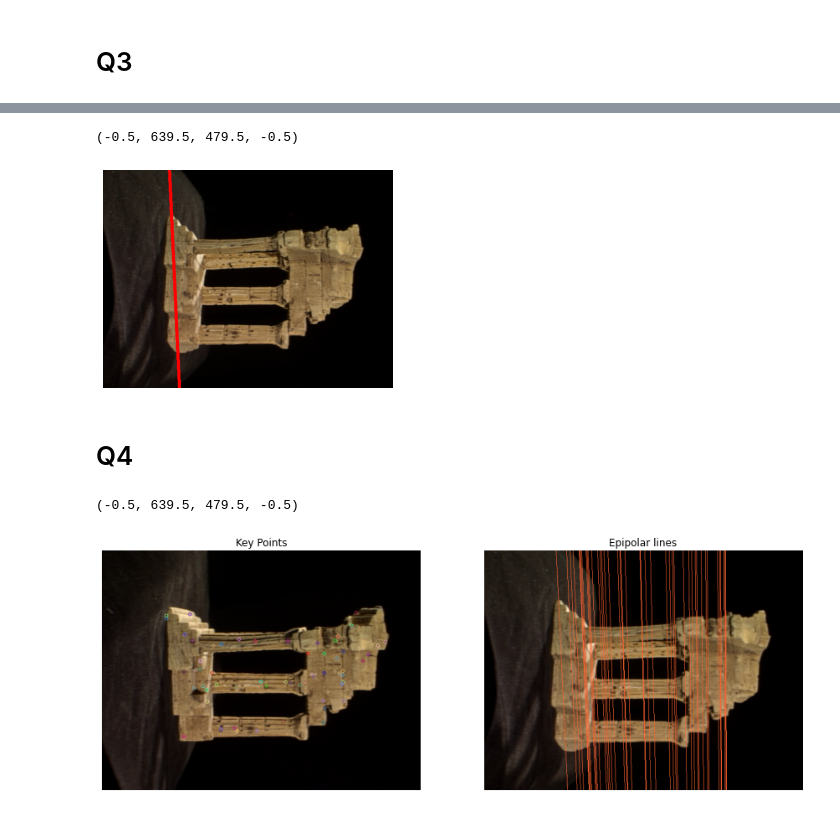
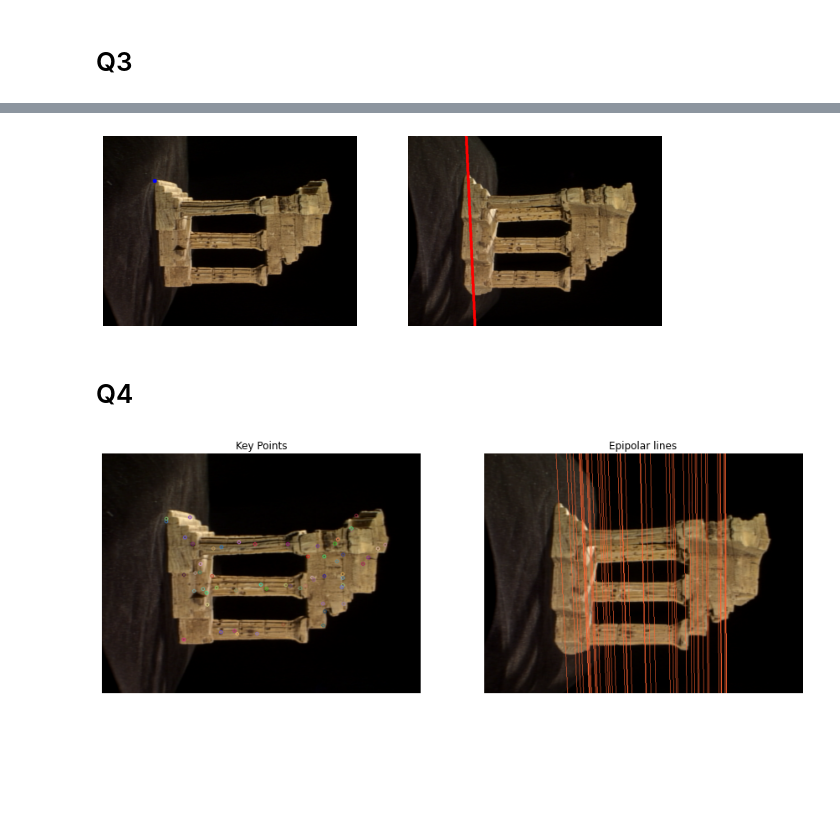
Before and after one commit to Avishka-Perera/UoM-S4-EN2550-Assignments, a Jupyter notebook: Answers/day-08/day-08.ipynb, the cells around one changed output, grey strips where cells are left out. Cells and saved outputs as stored; diff of their text form; code cells hidden in the pictures; blank space fills up the shorter version.

```diff
--- a/Answers/day-08/day-08.ipynb
+++ b/Answers/day-08/day-08.ipynb
@@ -35,10 +26,10 @@ ax[0].axis("off"),ax[1].axis("off")
 # Q2
 # %%
 #compute P1 and P2
-P1 = K1@np.hstack((R1,t1))#P = K*[R\t]
-P2 = K1@np.hstack((R2,t2))#P = K*[R\t]
+P1 = K1@np.hstack((R1,t1)) #P = K*[R|t]
+P2 = K2@np.hstack((R2,t2))
 print(P1)
-print(P1)
+print(P2)
 # %% [output]
 [[ 4.80251845e+01  1.44011271e+03 -5.71648932e+02  7.53293366e+01]
  [ 1.53577034e+03 -6.41434324e+01 -1.63127843e+02  1.85810055e+02]
@@ -75,24 +42,44 @@ ax.axis("off")
 # %%
+img1 = cv.imread(r'./assets/templeSparseRing/'+im1_fn,cv.IMREAD_COLOR)
+img2 = cv.imread(r'./assets/templeSparseRing/'+im2_fn,cv.IMREAD_COLOR)
+img1 = cv.cvtColor(img1,cv.COLOR_BGR2RGB)
+img2 = cv.cvtColor(img2,cv.COLOR_BGR2RGB)
+
+def skew(x):
+    x = x.ravel()
+    return np.array([[0,-x[2],x[1]],[x[2],0,-x[0]],[-x[1],x[0],0]])
+
+C = null_space(P1)
+C = C*np.sign(C[0,0])
+e2 = P2@C
+e2x = skew(e2)
+F = e2x@P2@np.linalg.pinv(P1)
+
+x = np.array([130,115,1])
+cv.circle(img1,(x[0],x[1]),5,(0,0,255),-1)
+
 l2 = F@x.T
-p1=np.array([0,(l2[0]+l2[2])/l2[1]]).astype(int)
-p2=np.array([500,(l2[0]*500+l2[2])/l2[1]]).astype(int)
+p1 = np.array([0,(l2[0]+l2[2])/l2[1]]).astype(int)
+p2 = np.array([500,(l2[0]*500+l2[2])/l2[1]]).astype(int)
 cv.line(img2,(p1[0],p1[1]),(p2[0],p2[1]),(255,0,0),5)
-fig, ax = plt.subplots()
-img1=cv.cvtColor(img1,cv.COLOR_BGR2RGB)
-ax.imshow(img2)
-ax.axis("off")
+
+fig, ax = plt.subplots(1,2, figsize=(10,4))
+
+ax[0].imshow(img1)
+ax[0].axis("off")
+ax[1].imshow(img2)
+ax[1].axis("off")
+
+plt.show()
 # %% [output]
-(-0.5, 639.5, 479.5, -0.5)
-[figure, old version]
+[figure, new version]
 # %% [markdown]
 # Q4
 # %%
-import cv2 as cv
-import numpy as np
-img1= cv.imread(r'./assets/templeSparseRing/'+im1_fn,cv.IMREAD_COLOR)
-img2= cv.imread(r'./assets/templeSparseRing/'+im2_fn,cv.IMREAD_COLOR)
-img1=cv.cvtColor(img1,cv.COLOR_BGR2RGB)
-img2=cv.cvtColor(img2,cv.COLOR_BGR2RGB)
+img1 = cv.imread(r'./assets/templeSparseRing/'+im1_fn,cv.IMREAD_COLOR)
+img2 = cv.imread(r'./assets/templeSparseRing/'+im2_fn,cv.IMREAD_COLOR)
+img1 = cv.cvtColor(img1,cv.COLOR_BGR2RGB)
+img2 = cv.cvtColor(img2,cv.COLOR_BGR2RGB)
 sift = cv.SIFT_create()
 
 keypoint_1, descriptors_1 = sift.detectAndCompute(img1,None)
@@ -112,6 +99,7 @@ img1=cv.cvtColor(img1,cv.COLOR_BGR2RGB)
 ax[1].imshow(img2)
 ax[1].set_title("Epipolar lines")
 ax[1].axis("off")
+
+plt.show()
 # %% [output]
-(-0.5, 639.5, 479.5, -0.5)
 [figure]
```
Also changed, not shown: parts of 5 cells of this notebook.
